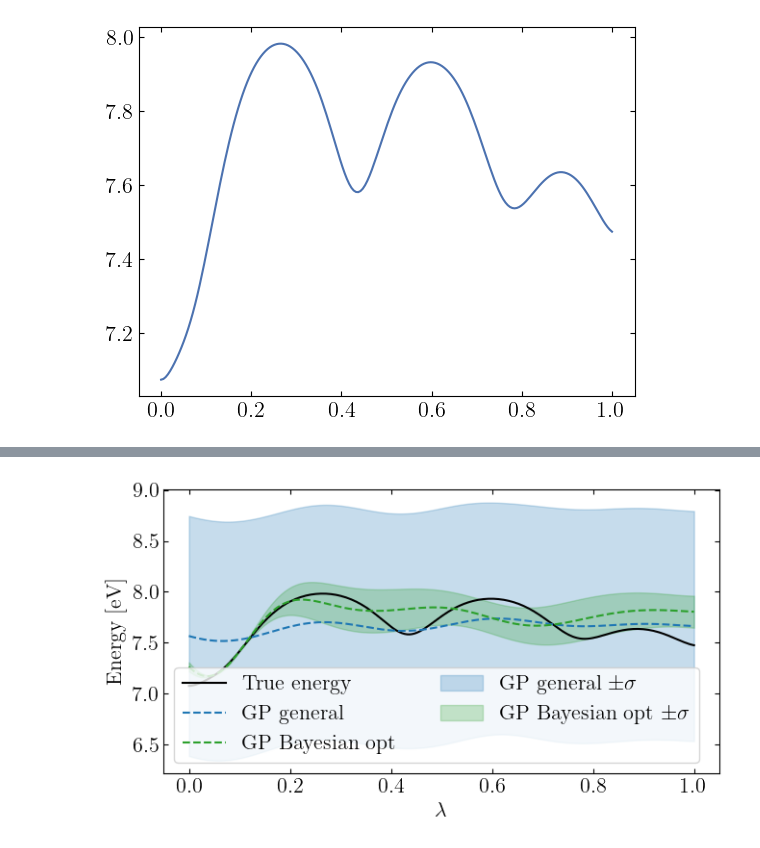
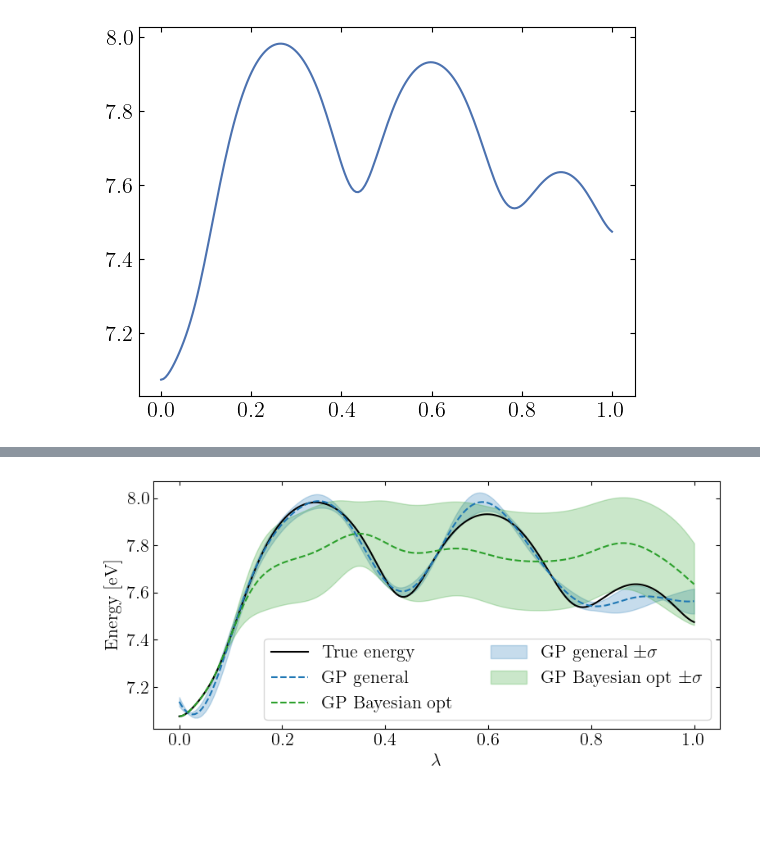
Before and after one commit to j-haralds/Advanced_sim, a Jupyter notebook: project_2b_shared/Jesper_project_2b.ipynb, the cells around one changed output, grey strips where cells are left out. Drawn from its saved outputs; the diff is of its cells as text; code cells hidden in the pictures; blank space fills up the shorter version.

```diff
--- a/project_2b_shared/Jesper_project_2b.ipynb
+++ b/project_2b_shared/Jesper_project_2b.ipynb
@@ -355,16 +355,14 @@ def build_kernel():
     l_prior = GPy.priors.Gamma(a=2, b=1)
 
     #l_prior = GPy.priors.Uniform(0.1, 10)
-    k_rbf['lengthscale'].set_prior(l_prior)
+    k_rbf['lengthscale'].set_prior(l_prior, warning=False)
 
     # Variance
-    var_prior = GPy.priors.Gamma(a=1.2, b=0.1)
-    k_rbf['variance'].set_prior(var_prior)
+    var_prior = GPy.priors.Gamma(a=2, b=1)
+    k_rbf['variance'].set_prior(var_prior, warning=False)
 
     # k_rbf.lengthscale = 0.4
     # k_rbf.variance = 0.1
 
     kernel = k_rbf + k_bias
     return kernel
-
-kernel_base = build_kernel() # Pre-build kernel to remove verbose output during optimization
@@ -394,7 +389,7 @@ def build_model(X, E):
     E : array of shape (N, 1)
         Energies E(x,y)
     """
-    kernel = kernel_base.copy()
+    kernel = build_kernel()
     model = GPy.models.GPRegression(X, E, kernel)
 
     return model
@@ -442,7 +437,7 @@ def run_GP(nsamp, beta, n_iter=100, size=100, E_min=true_min_z, tol=1e-5, x_lim=
         X_train, E_train = get_new_point(gp_mu, gp_var, X_train, E_train, Xp, beta=beta)
         E_best.append(E_train.min())    # Min E for each iteration
 
-        if (n % 20) == 0:
+        if (n % 10) == 0:
             model.optimize_restarts(num_restarts=5, verbose=False)
 
         if np.abs(np.min(E_train) - E_min) < tol:
@@ -480,11 +475,12 @@ def plot_GP(model, X_train, E_train,
 
     plt.tight_layout()
 # %%
-beta = 3
+beta = 10
 nsamp = 5
-size = 100
+size = 200
+n_iter = 200
 
-X_train, E_train, model_BO, E_best = run_GP(nsamp, beta=beta, n_iter=50, size=size, E_min=true_min_z, tol=1e-5)
+X_train, E_train, model_BO, E_best = run_GP(nsamp, beta=beta, n_iter=n_iter, size=size, E_min=true_min_z, tol=1e-5)
 # %%
 # Plot convergence
 plt.figure(figsize=(5,4))
@@ -592,7 +590,8 @@ def run_general_GP(nsamp, beta=1, n_iter=100, size=100, E_min=7.076, tol=0.01, x
 # %%
 nsamp = 5
 size = 50   # Same size as E_PES
-X_train, E_train, model_general, E_best, rmse_vals = run_general_GP(nsamp, beta=1, n_iter=70, size=size, E_min=7.076, tol=0.1)
+n_iter = 200
+X_train, E_train, model_general, E_best, rmse_vals = run_general_GP(nsamp, beta=1, n_iter=n_iter, size=size)
 # %%
 plot_GP(model_general, X_train, E_train)
 # %% [output]
@@ -625,27 +624,27 @@ mu_BO, var_BO = model_BO.predict(X_line)
 mu_BO = mu_BO.ravel()
 sigma_BO = np.sqrt(var_BO.ravel())
 # %%
-plt.figure(figsize=(7,4))
+plt.figure(figsize=(8,4))
 
 # True energy
 plt.plot(lam, E_true_line, 'k-', label='True energy')
 
 # GP mean
 plt.plot(lam, mu_gen, '--', color='tab:blue', label='GP general')
 plt.plot(lam, mu_BO, '--', color='tab:green', label='GP Bayesian opt')
 
 # 68% confidence band ~ mu ± sigma
 upper = mu_gen + sigma_gen
 lower = mu_gen - sigma_gen
 plt.fill_between(lam, lower, upper, color='tab:blue', alpha=0.25, label=r'GP general $\pm \sigma$')
 
 upper = mu_BO + sigma_BO
 lower = mu_BO - sigma_BO
 plt.fill_between(lam, lower, upper, color='tab:green', alpha=0.25, label=r'GP Bayesian opt $\pm \sigma$')
 
 plt.xlabel(r'$\lambda$')
 plt.ylabel('Energy [eV]')
 plt.legend(ncol=2)
 plt.tight_layout()
 # %% [output]
-[figure, old version]
+[figure, new version]
```
Also changed, not shown: parts of 9 cells of this notebook.
